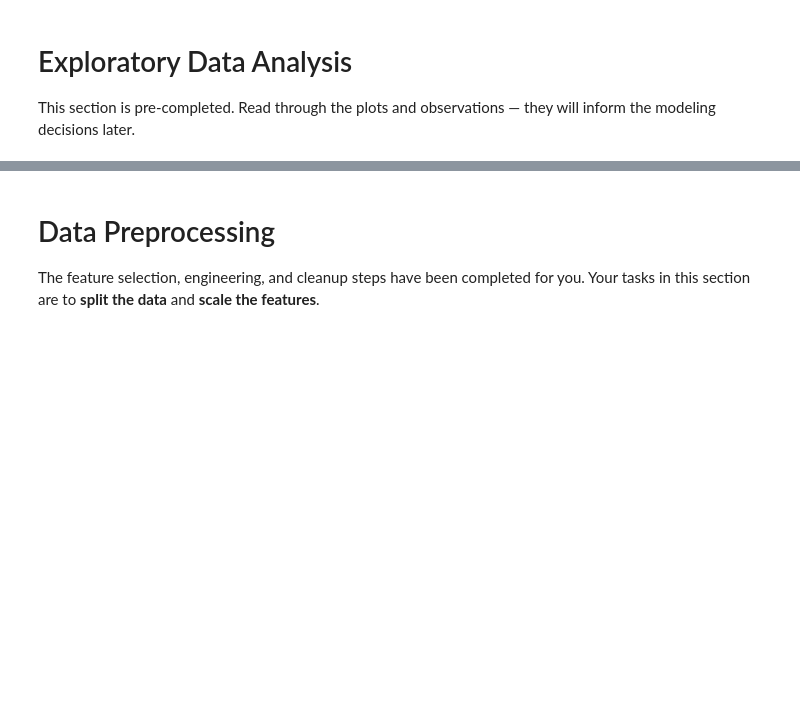
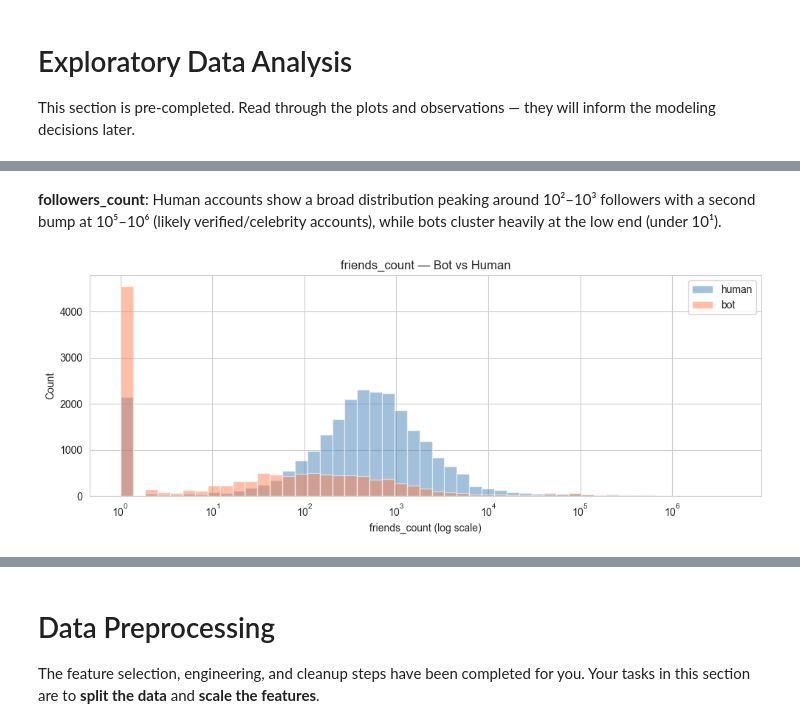
Before and after one commit to dougyd92/ML-Foudations, a Jupyter notebook: Projects/Project_2_Bot_or_Not_Classification.ipynb, the cells around one changed output, grey strips where cells are left out. Cells and saved outputs as stored; diff of their text form; code cells hidden in the pictures; blank space fills up the shorter version.

```diff
--- a/Projects/Project_2_Bot_or_Not_Classification.ipynb
+++ b/Projects/Project_2_Bot_or_Not_Classification.ipynb
@@ -162,0 +221,6 @@ Note: Many of these features are likely heavily skewed. Consider using log-scale
+# %% [markdown]
+**followers_count**: Human accounts show a broad distribution peaking around 10²–10³ followers with a second bump at 10⁵–10⁶ (likely verified/celebrity accounts), while bots cluster heavily at the low end (under 10¹).
+# %%
+plot_feature_distribution('friends_count', True)
+# %% [output]
+[figure, added]
```
Also changed, not shown: parts of 46 cells of this notebook.
